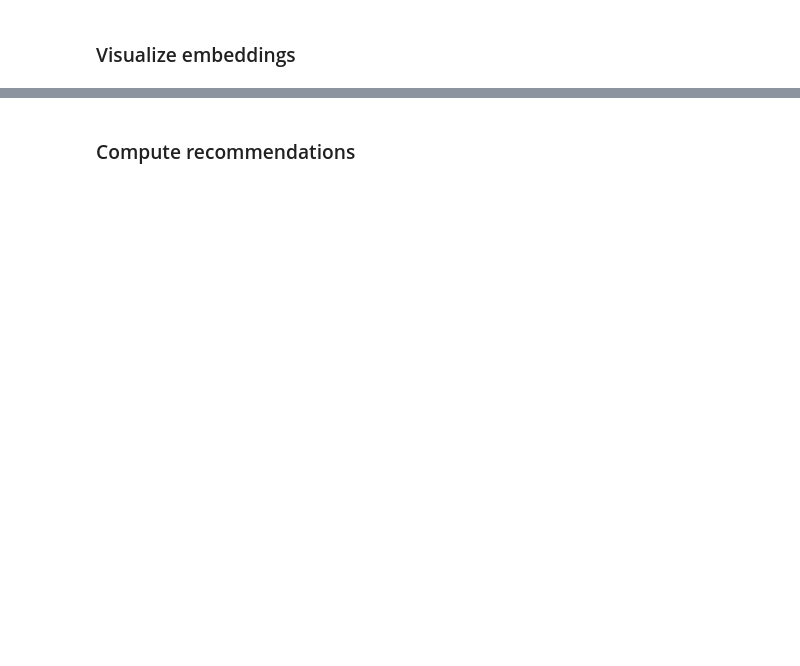
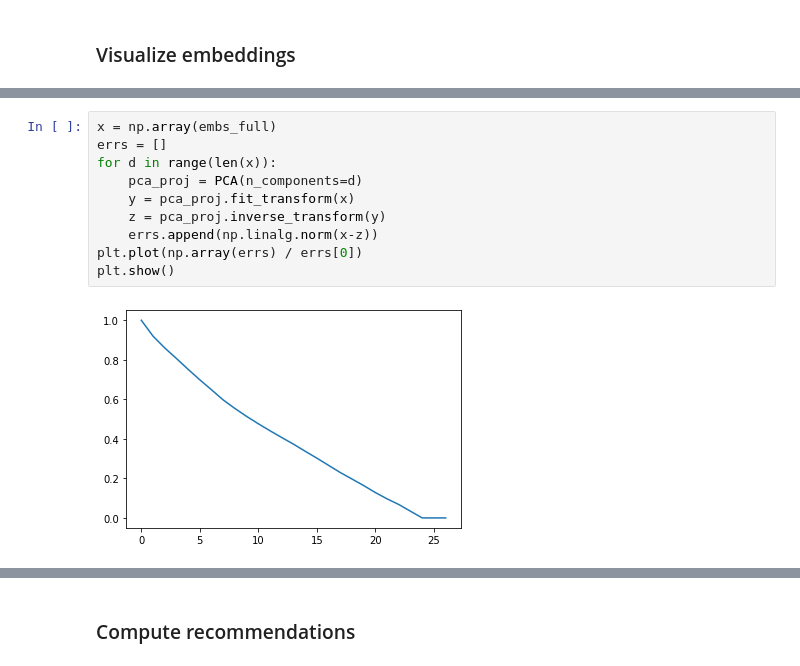
Before and after one commit to paxnea/LLM-multimodal-nudging, a Jupyter notebook: wain23.ipynb, the cells around one changed output, grey strips where cells are left out. Saved outputs shown, nothing was run; the diff lists cells and outputs as text; blank space fills up the shorter version.

```diff
--- a/wain23.ipynb
+++ b/wain23.ipynb
@@ -71,0 +153,12 @@ plt.show()
+# %%
+x = np.array(embs_full)
+errs = []
+for d in range(len(x)):
+    pca_proj = PCA(n_components=d)
+    y = pca_proj.fit_transform(x)
+    z = pca_proj.inverse_transform(y)
+    errs.append(np.linalg.norm(x-z))
+plt.plot(np.array(errs) / errs[0])
+plt.show()
+# %% [output]
+[figure, added]
```
Also changed, not shown: parts of 14 cells of this notebook.
